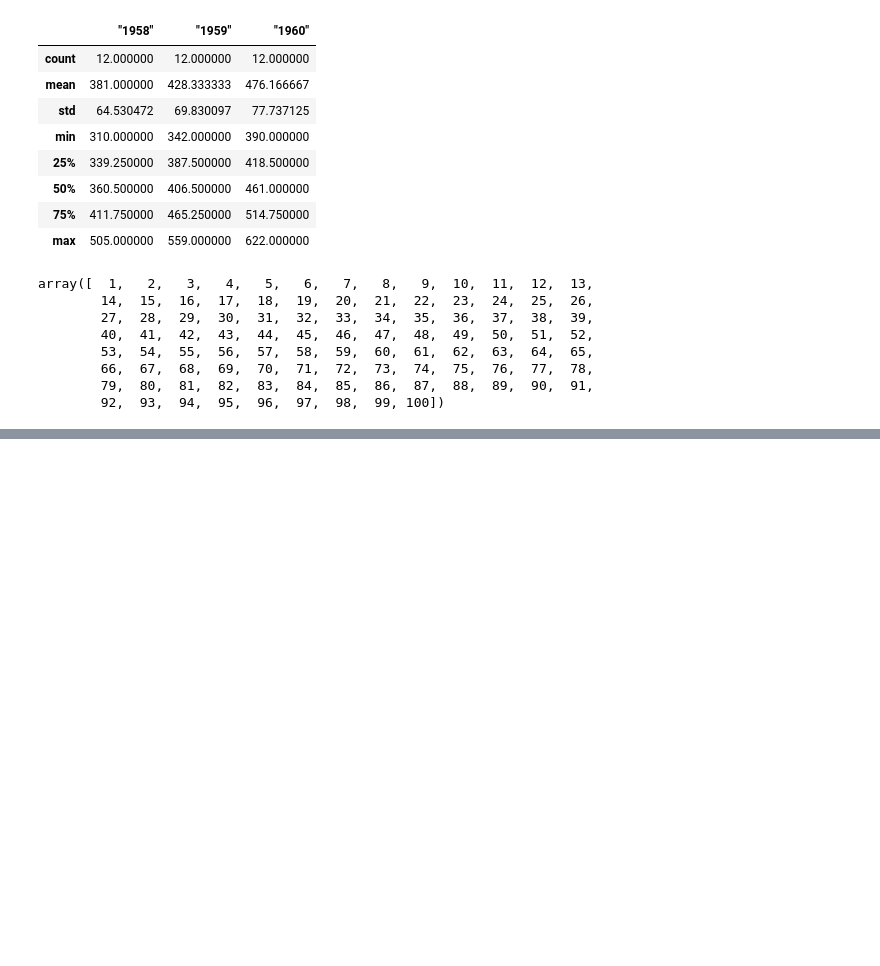
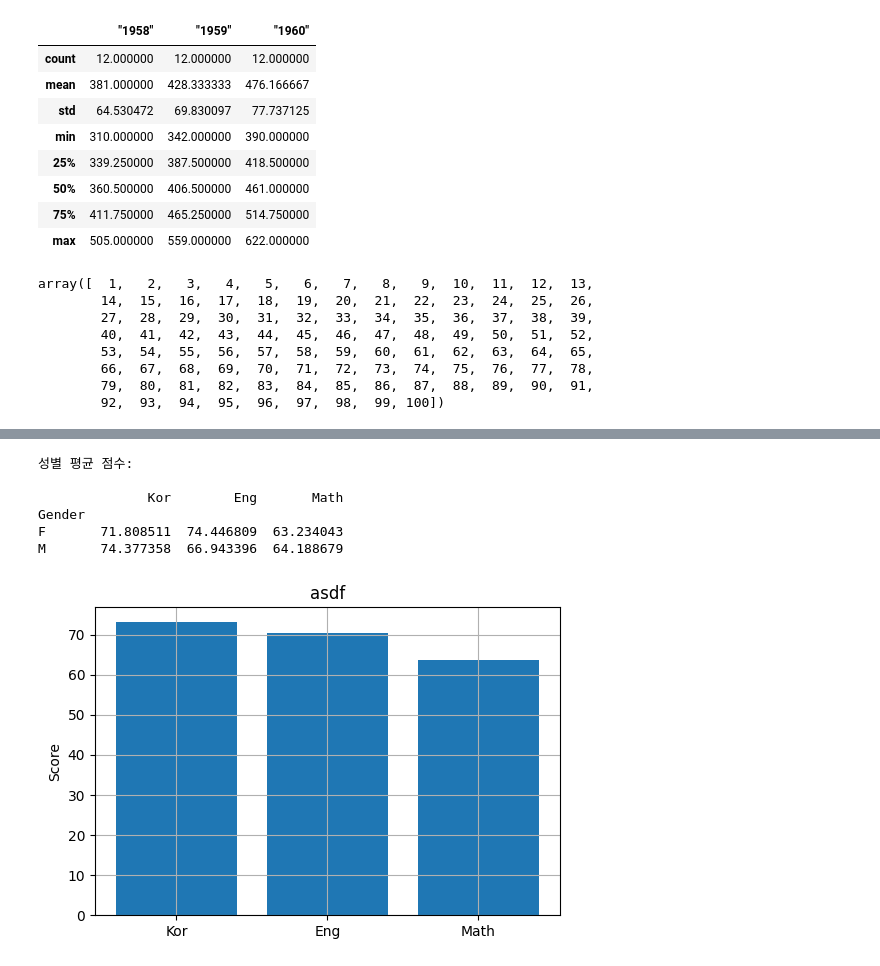
Before and after one commit to Lier0102/pwnable_, a Jupyter notebook: asdf.ipynb, the cells around one changed output, grey strips where cells are left out. Drawn from its saved outputs; the diff is of its cells as text; code cells hidden in the pictures; blank space fills up the shorter version.

Commit message:
asdf

```diff
--- a/asdf.ipynb
+++ b/asdf.ipynb
@@ -683,0 +684,19 @@ gender
+# %%
+kor = []
+eng = []
+math = []
+
+for _ in range(num):
+    kor.append(np.random.randint(50, 100))
+    eng.append(np.random.randint(40, 100))
+    math.append(np.random.randint(30, 100))
+# %%
+pd0 = pd.DataFrame({
+    'Student': num,
+    'Gender': gender,
+    'Kor': kor,
+    'Eng': eng,
+    'Math': math
+})
+
+pd0
@@ -683,0 +717,4 @@ gender
+# %%
+pd0['Tot'] = pd0[['Kor', 'Eng', 'Math']].sum(axis=1)
+pd0['Avg'] = pd0['Tot'] / 3
+pd0.head()
@@ -683,0 +752,26 @@ gender
+# %%
+c = pd0.groupby('Gender')[['Kor', 'Eng', 'Math']].mean()
+print('성별 평균 점수: \n')
+print(c)
+# %% [output]
+성별 평균 점수:
+
+              Kor        Eng       Math
+Gender
+F       71.808511  74.446809  63.234043
+M       74.377358  66.943396  64.188679
+# %%
+import matplotlib.pyplot as plt
+
+sub = ['Kor', 'Eng', 'Math']
+
+avg = pd0[sub].mean()
+
+plt.figure(figsize=(6,4))
+plt.bar(sub, avg)
+plt.title('asdf')
+plt.ylabel('Score')
+plt.grid(True)
+plt.show()
+# %% [output]
+[figure, added]
```
Also changed, not shown: parts of 7 cells of this notebook.
